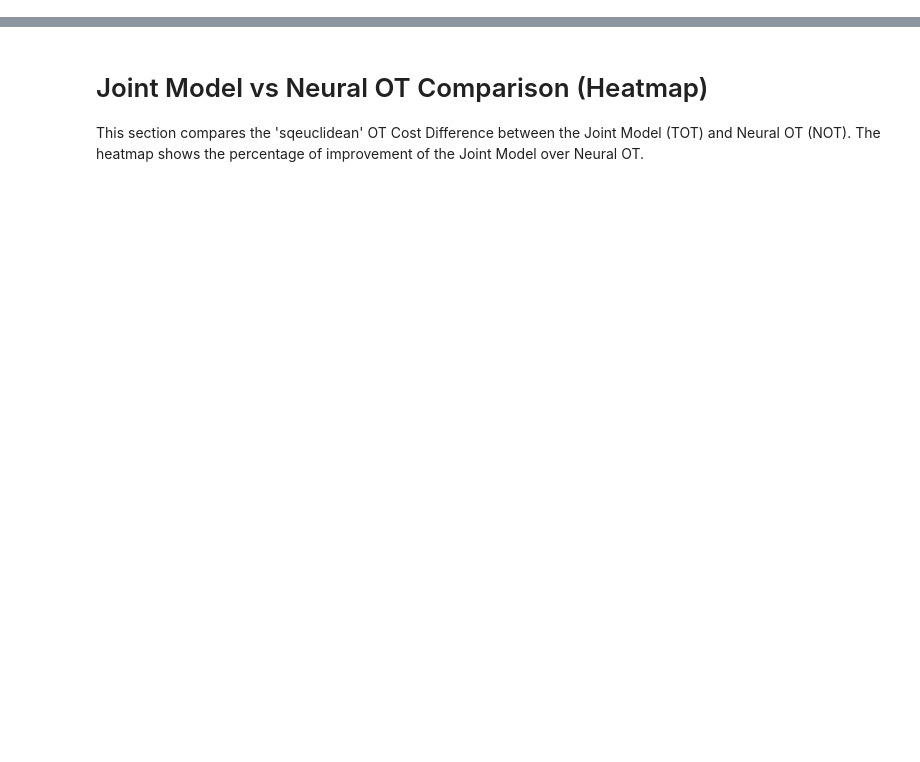
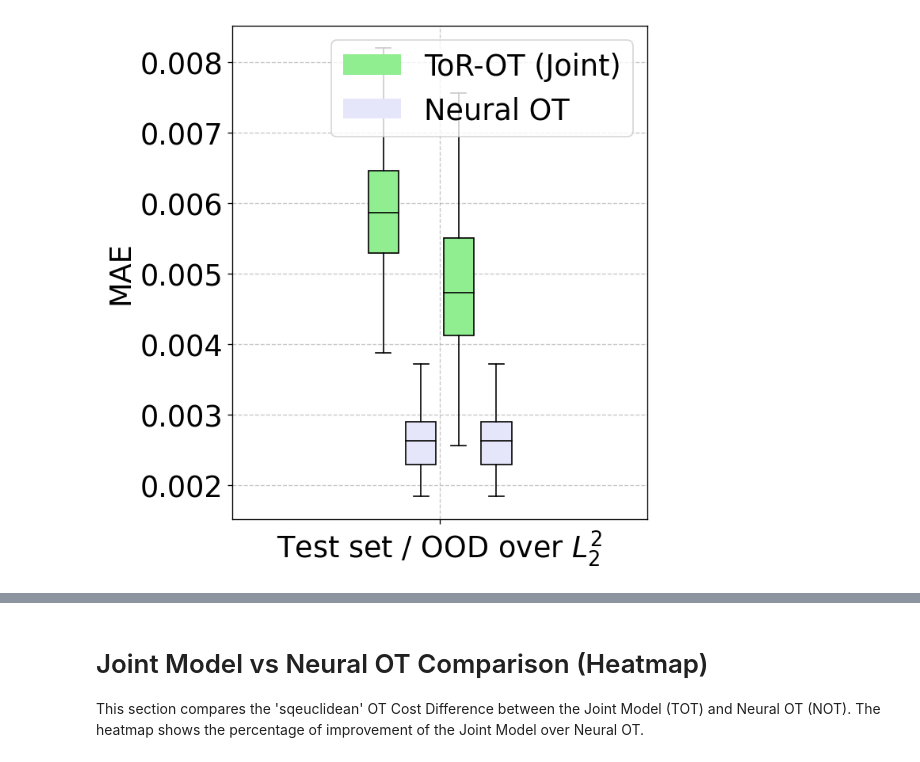
Before and after one commit to vsingh-group/TOR-OT, a Jupyter notebook: TF4OT/evals/plots/comparison_box_plots_2d.ipynb, the cells around one changed output, grey strips where cells are left out. Cells and saved outputs as stored; diff of their text form; code cells hidden in the pictures; blank space fills up the shorter version.

```diff
--- a/TF4OT/evals/plots/comparison_box_plots_2d.ipynb
+++ b/TF4OT/evals/plots/comparison_box_plots_2d.ipynb
@@ -428,0 +445,90 @@ Saved: img/2d_testset_run_time_seconds.png
+# %%
+
+# OOD vs Test Set Comparison Boxplots
+# Comparing: Testset (NOT, TOT) vs OOD (NOT, TOT)
+
+PLOT_KEYS = ['TOT_INDIV', 'NOT_INDIV', 'TOT_OOD', 'NOT_OOD']
+PLOT_COLORS = ['lightgreen', 'lavender', 'lightgreen', 'lavender'] # Red, Green, Orange, Blue-ish
+PLOT_LABELS = ['ToR-OT (Joint)', 'Neural OT', 'ToR-OT (Joint)', 'Neural OT']
+
+for perf_metric in PERFORMANCE_METRICS:
+    print(f"Generating OOD Comparison Plot for {perf_metric}...")
+
+    plot_data = []
+    valid_dist_metrics = []
+
+    for dist_metric in METRICS:
+        if dist_metric not in all_testset_data: continue
+        if not all_testset_data[dist_metric]: continue
+
+        # Check if we have OOD data specifically to make the plot meaningful?
+        # Or just plot what we have (NaNs for missing)
+
+        valid_dist_metrics.append(dist_metric)
+
+        for key in PLOT_KEYS:
+            model_data = all_testset_data[dist_metric].get(key, {})
+            values = model_data.get(perf_metric, [])
+
+            if isinstance(values, np.ndarray):
+                values = values[~np.isnan(values)] if len(values) > 0 else []
+            elif isinstance(values, list):
+                 values = [v for v in values if v is not None]
+
+            plot_data.append(values)
+
+    if not plot_data or all(len(x)==0 for x in plot_data):
+        print(f"No valid data found for {perf_metric} (OOD Comparison)")
+        continue
+
+    # Setup Plot
+    fig, ax = plt.subplots(figsize=(6, 6), dpi=120)
+
+    num_groups = len(valid_dist_metrics)
+    num_bars = len(PLOT_KEYS)
+    group_width = 0.5
+    bar_width = group_width / num_bars
+
+    positions = []
+    for i in range(num_groups):
+        center = i + 1
+        start_offset = -(num_bars - 1) * bar_width / 2.0
+        for j in range(num_bars):
+            offset = start_offset + (j * bar_width)
+            positions.append(center + offset)
+
+    # Boxplot
+    bp = ax.boxplot(plot_data, positions=positions, widths=bar_width*0.8,
+                    patch_artist=True, medianprops=dict(color="black"), showfliers=False)
+
+    # Colors
+    for i, patch in enumerate(bp['boxes']):
+        color_idx = i % num_bars
+        patch.set_facecolor(PLOT_COLORS[color_idx])
+
+    # X Actions
+    ax.set_xticks(range(1, num_groups + 1))
+    xtick_labels = [METRIC_LABELS.get(m, m) for m in valid_dist_metrics]
+    ax.set_xticklabels(xtick_labels, rotation=0, ha='center', fontsize=22)
+    ax.tick_params(axis='y', labelsize=22)
+    ax.set_ylabel(perf_metric, fontsize=22)
+    ax.grid(True, linestyle='--', alpha=0.7)
+
+    # Legend
+    from matplotlib.patches import Patch
+    legend_elements = [
+        Patch(facecolor=PLOT_COLORS[i], label=PLOT_LABELS[i])
+        for i in range(len(PLOT_KEYS)-2)
+    ]
+    ax.legend(handles=legend_elements, loc='upper right', fontsize=22)
+    plt.tight_layout()
+
+    if perf_metric in ['MAPE']:
+        safe_metric = re.sub(r'[^a-z0-9]+', '_', perf_metric.lower()).strip('_')
+        out_png = f"img/2d_ood_{safe_metric}.png"
+        os.makedirs(os.path.dirname(out_png), exist_ok=True)
+        plt.savefig(out_png, bbox_inches='tight', dpi=300)
+        print(f"Saved: {out_png}")
+
+    plt.show()
+# %% [output]
@@ -428,0 +536 @@ Saved: img/2d_testset_run_time_seconds.png
+[figure, added]
```
Also changed, not shown: parts of 6 cells of this notebook, 3 other files.
